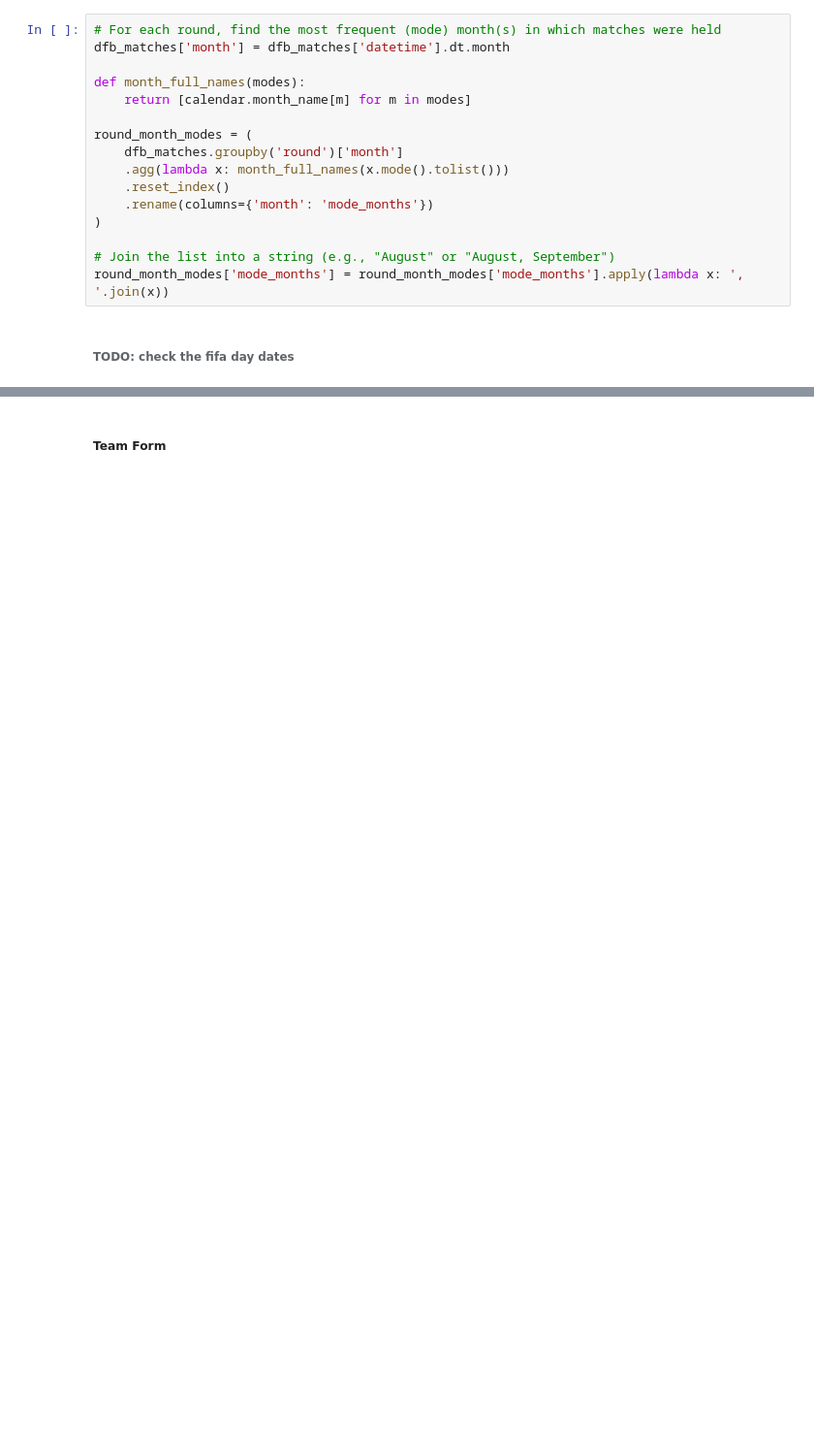
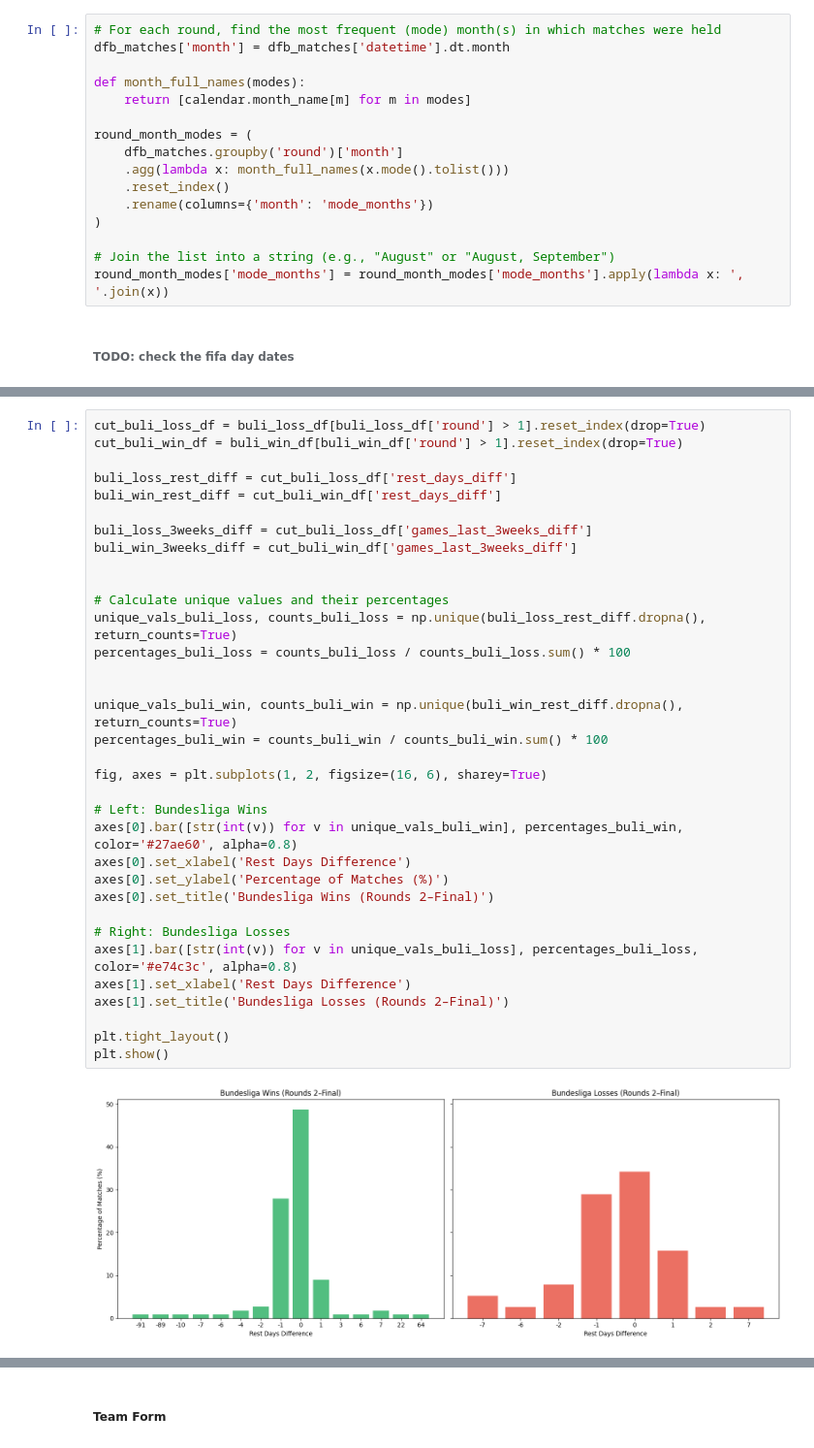
Before and after one commit to armin2080/DFB-Cup, a Jupyter notebook: notebook.ipynb, the cells around one changed output, grey strips where cells are left out. Shown at 97% size. Drawn from its saved outputs; the diff is of its cells as text; blank space fills up the shorter version.

```diff
--- a/notebook.ipynb
+++ b/notebook.ipynb
@@ -1200,0 +1207,36 @@ print(f'T-statistic: {t_statistic}, P-value: {p_value}')
+# %%
+cut_buli_loss_df = buli_loss_df[buli_loss_df['round'] > 1].reset_index(drop=True)
+cut_buli_win_df = buli_win_df[buli_win_df['round'] > 1].reset_index(drop=True)
+
+buli_loss_rest_diff = cut_buli_loss_df['rest_days_diff']
+buli_win_rest_diff = cut_buli_win_df['rest_days_diff']
+
+buli_loss_3weeks_diff = cut_buli_loss_df['games_last_3weeks_diff']
+buli_win_3weeks_diff = cut_buli_win_df['games_last_3weeks_diff']
+
+
+# Calculate unique values and their percentages
+unique_vals_buli_loss, counts_buli_loss = np.unique(buli_loss_rest_diff.dropna(), return_counts=True)
+percentages_buli_loss = counts_buli_loss / counts_buli_loss.sum() * 100
+
+
+unique_vals_buli_win, counts_buli_win = np.unique(buli_win_rest_diff.dropna(), return_counts=True)
+percentages_buli_win = counts_buli_win / counts_buli_win.sum() * 100
+
+fig, axes = plt.subplots(1, 2, figsize=(16, 6), sharey=True)
+
+# Left: Bundesliga Wins
+axes[0].bar([str(int(v)) for v in unique_vals_buli_win], percentages_buli_win, color='#27ae60', alpha=0.8)
+axes[0].set_xlabel('Rest Days Difference')
+axes[0].set_ylabel('Percentage of Matches (%)')
+axes[0].set_title('Bundesliga Wins (Rounds 2–Final)')
+
+# Right: Bundesliga Losses
+axes[1].bar([str(int(v)) for v in unique_vals_buli_loss], percentages_buli_loss, color='#e74c3c', alpha=0.8)
+axes[1].set_xlabel('Rest Days Difference')
+axes[1].set_title('Bundesliga Losses (Rounds 2–Final)')
+
+plt.tight_layout()
+plt.show()
+# %% [output]
+[figure, added]
```
Also changed, not shown: parts of 35 cells of this notebook.
